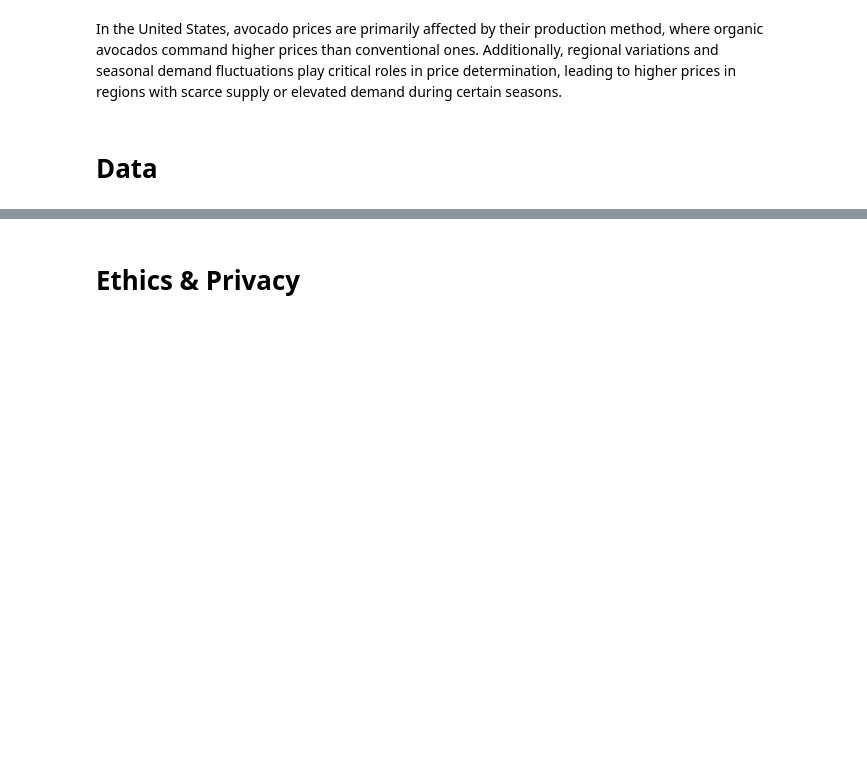
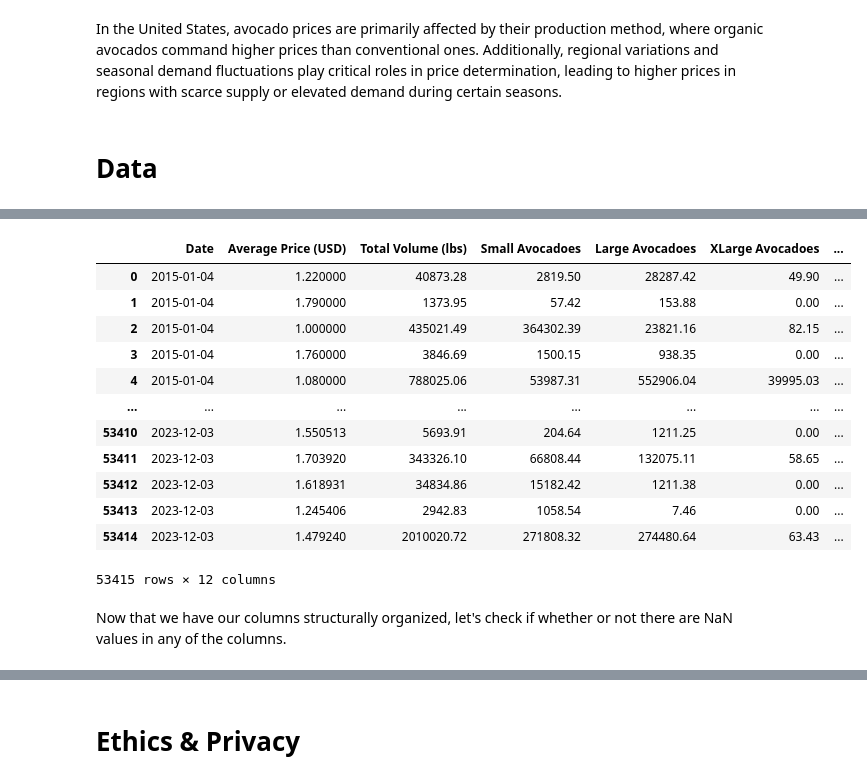
Before and after one commit to COGS108/Group043_WI24, a Jupyter notebook: DataCheckpoint_Group043_WI24.ipynb, the cells around one changed output, grey strips where cells are left out. Saved outputs shown, nothing was run; the diff lists cells and outputs as text; code cells hidden in the pictures; blank space fills up the shorter version.

```diff
--- a/DataCheckpoint_Group043_WI24.ipynb
+++ b/DataCheckpoint_Group043_WI24.ipynb
@@ -70,0 +120,19 @@ This dataset provides comprehensive data on Hass avocado sales, sourced from the
+# %%
+df = df.rename(columns = {'AveragePrice':'Average Price (USD)','TotalVolume': 'Total Volume (lbs)', 'plu4046': 'Small Avocadoes','plu4225': 'Large Avocadoes', 'plu4770': 'XLarge Avocadoes', 'TotalBags': 'Total Bags', 'SmallBags': 'Small Bags', 'LargeBags': 'Large Bags', 'XLargeBags': 'XLarge Bags', 'type': 'Type', 'region': 'Region' })
+df
+# %% [output]
+|  | Date | Average Price (USD) | Total Volume (lbs) | Small Avocadoes | Large Avocadoes | XLarge Avocadoes | ... |
+| 0 | 2015-01-04 | 1.220000 | 40873.28 | 2819.50 | 28287.42 | 49.90 | ... |
+| 1 | 2015-01-04 | 1.790000 | 1373.95 | 57.42 | 153.88 | 0.00 | ... |
+| 2 | 2015-01-04 | 1.000000 | 435021.49 | 364302.39 | 23821.16 | 82.15 | ... |
+| 3 | 2015-01-04 | 1.760000 | 3846.69 | 1500.15 | 938.35 | 0.00 | ... |
+| 4 | 2015-01-04 | 1.080000 | 788025.06 | 53987.31 | 552906.04 | 39995.03 | ... |
+| ... | ... | ... | ... | ... | ... | ... | ... |
+| 53410 | 2023-12-03 | 1.550513 | 5693.91 | 204.64 | 1211.25 | 0.00 | ... |
+| 53411 | 2023-12-03 | 1.703920 | 343326.10 | 66808.44 | 132075.11 | 58.65 | ... |
+| 53412 | 2023-12-03 | 1.618931 | 34834.86 | 15182.42 | 1211.38 | 0.00 | ... |
+| 53413 | 2023-12-03 | 1.245406 | 2942.83 | 1058.54 | 7.46 | 0.00 | ... |
+| 53414 | 2023-12-03 | 1.479240 | 2010020.72 | 271808.32 | 274480.64 | 63.43 | ... |
+53415 rows × 12 columns
+# %% [markdown]
+Now that we have our columns structurally organized, let's check if whether or not there are NaN values in any of the columns.
```
Also changed, not shown: parts of 19 cells of this notebook.
